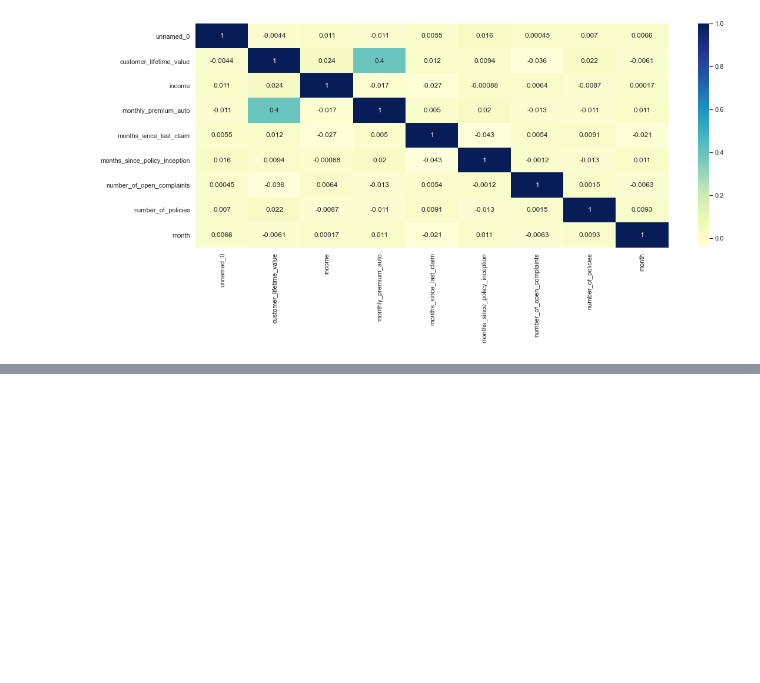
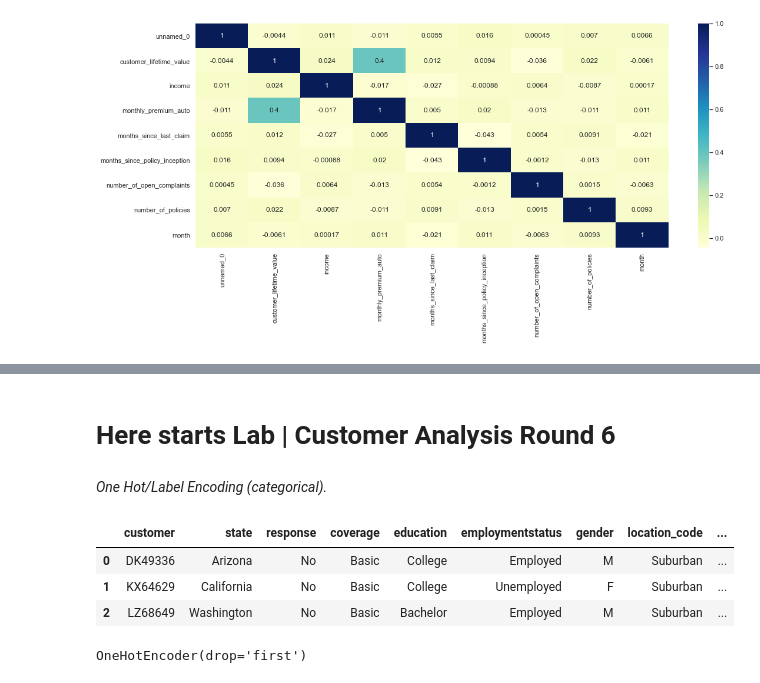
Before and after one commit to waxa2/lab-customer-analysis-round-2, a Jupyter notebook: files_for_lab/csv_files/Customer_anlalysis_round2_lab.ipynb, the cells around one changed output, grey strips where cells are left out. Drawn from its saved outputs; the diff is of its cells as text; code cells hidden in the pictures; blank space fills up the shorter version.

Commit message:
Labs round 5 and 6

```diff
--- a/files_for_lab/csv_files/Customer_anlalysis_round2_lab.ipynb
+++ b/files_for_lab/csv_files/Customer_anlalysis_round2_lab.ipynb
@@ -541,0 +576,16 @@ plt.show()
+# %% [markdown]
+# Here starts Lab | Customer Analysis Round 6
+# %% [markdown]
+*One Hot/Label Encoding (categorical).*
+# %%
+categoricals.head(3)
+# %% [output]
+|  | customer | state | response | coverage | education | employmentstatus | gender | location_code | ... |
+| 0 | DK49336 | Arizona | No | Basic | College | Employed | M | Suburban | ... |
+| 1 | KX64629 | California | No | Basic | College | Unemployed | F | Suburban | ... |
+| 2 | LZ68649 | Washington | No | Basic | Bachelor | Employed | M | Suburban | ... |
+# %%
+encoder = OneHotEncoder(handle_unknown='error', drop='first')
+encoder.fit(categoricals)
+# %% [output]
+OneHotEncoder(drop='first')
```
Also changed, not shown: parts of 20 cells of this notebook.
